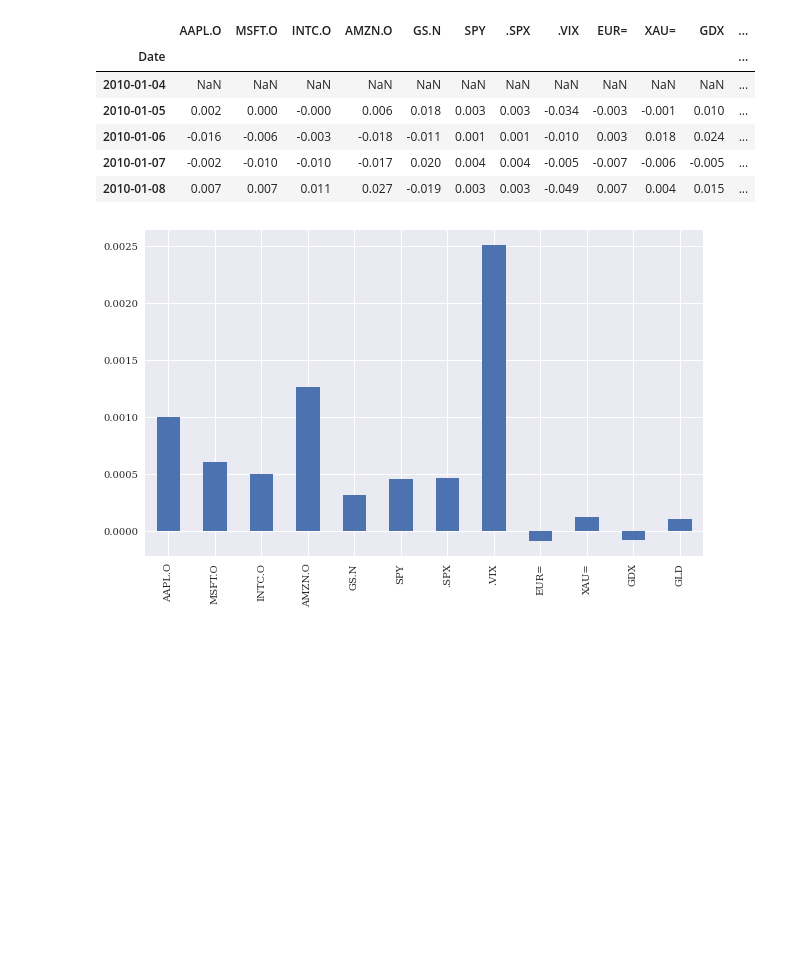
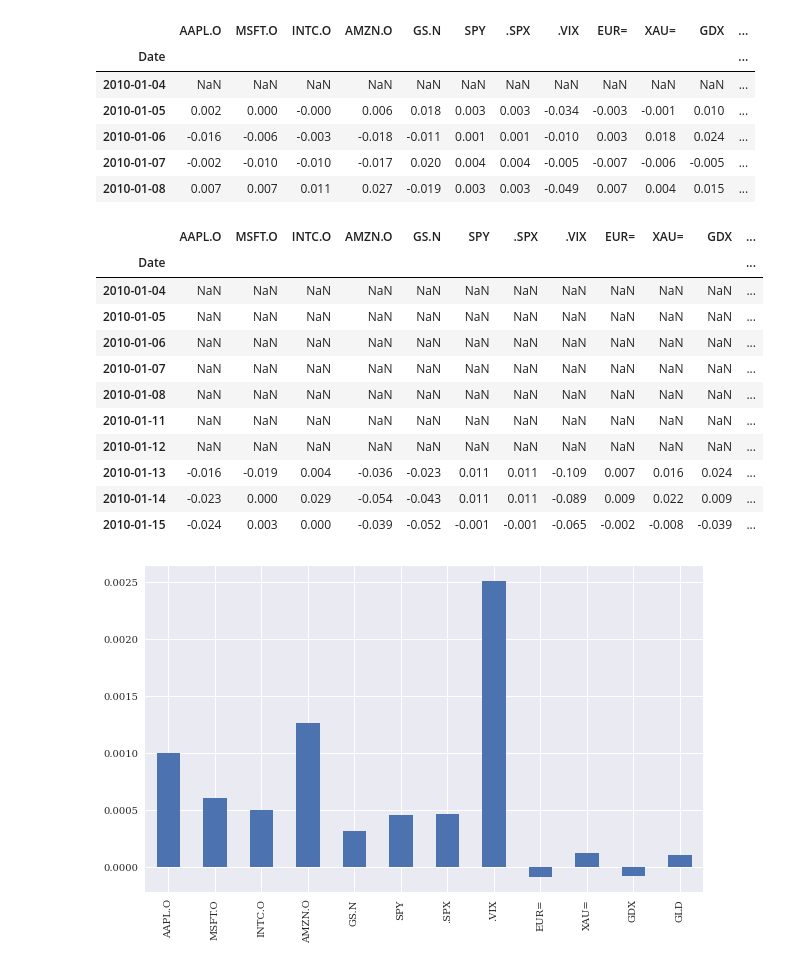
Before and after one commit to trkrkn/datascienceforfinance, a Jupyter notebook: Notebooks/11 - Time Series.ipynb, the cells around one changed output. Cells and saved outputs as stored; diff of their text form; code cells hidden in the pictures; blank space fills up the shorter version.

```diff
--- a/Notebooks/11 - Time Series.ipynb
+++ b/Notebooks/11 - Time Series.ipynb
@@ -224,6 +274,21 @@ data.pct_change().round(3).head()
 | 2010-01-06 | -0.016 | -0.006 | -0.003 | -0.018 | -0.011 | 0.001 | 0.001 | -0.010 | 0.003 | 0.018 | 0.024 | ... |
 | 2010-01-07 | -0.002 | -0.010 | -0.010 | -0.017 | 0.020 | 0.004 | 0.004 | -0.005 | -0.007 | -0.006 | -0.005 | ... |
 | 2010-01-08 | 0.007 | 0.007 | 0.011 | 0.027 | -0.019 | 0.003 | 0.003 | -0.049 | 0.007 | 0.004 | 0.015 | ... |
+# %%
+data.pct_change(periods = 7).round(3).head(10)
+# %% [output]
+|  | AAPL.O | MSFT.O | INTC.O | AMZN.O | GS.N | SPY | .SPX | .VIX | EUR= | XAU= | GDX | ... |
+| Date |  |  |  |  |  |  |  |  |  |  |  | ... |
+| 2010-01-04 | NaN | NaN | NaN | NaN | NaN | NaN | NaN | NaN | NaN | NaN | NaN | ... |
+| 2010-01-05 | NaN | NaN | NaN | NaN | NaN | NaN | NaN | NaN | NaN | NaN | NaN | ... |
+| 2010-01-06 | NaN | NaN | NaN | NaN | NaN | NaN | NaN | NaN | NaN | NaN | NaN | ... |
+| 2010-01-07 | NaN | NaN | NaN | NaN | NaN | NaN | NaN | NaN | NaN | NaN | NaN | ... |
+| 2010-01-08 | NaN | NaN | NaN | NaN | NaN | NaN | NaN | NaN | NaN | NaN | NaN | ... |
+| 2010-01-11 | NaN | NaN | NaN | NaN | NaN | NaN | NaN | NaN | NaN | NaN | NaN | ... |
+| 2010-01-12 | NaN | NaN | NaN | NaN | NaN | NaN | NaN | NaN | NaN | NaN | NaN | ... |
+| 2010-01-13 | -0.016 | -0.019 | 0.004 | -0.036 | -0.023 | 0.011 | 0.011 | -0.109 | 0.007 | 0.016 | 0.024 | ... |
+| 2010-01-14 | -0.023 | 0.000 | 0.029 | -0.054 | -0.043 | 0.011 | 0.011 | -0.089 | 0.009 | 0.022 | 0.009 | ... |
+| 2010-01-15 | -0.024 | 0.003 | 0.000 | -0.039 | -0.052 | -0.001 | -0.001 | -0.065 | -0.002 | -0.008 | -0.039 | ... |
 # %%
 data.pct_change().mean().plot(kind = 'bar', figsize = (10,6));
 # %% [output]
```
Also changed, not shown: parts of 92 cells of this notebook, 14 other files.
